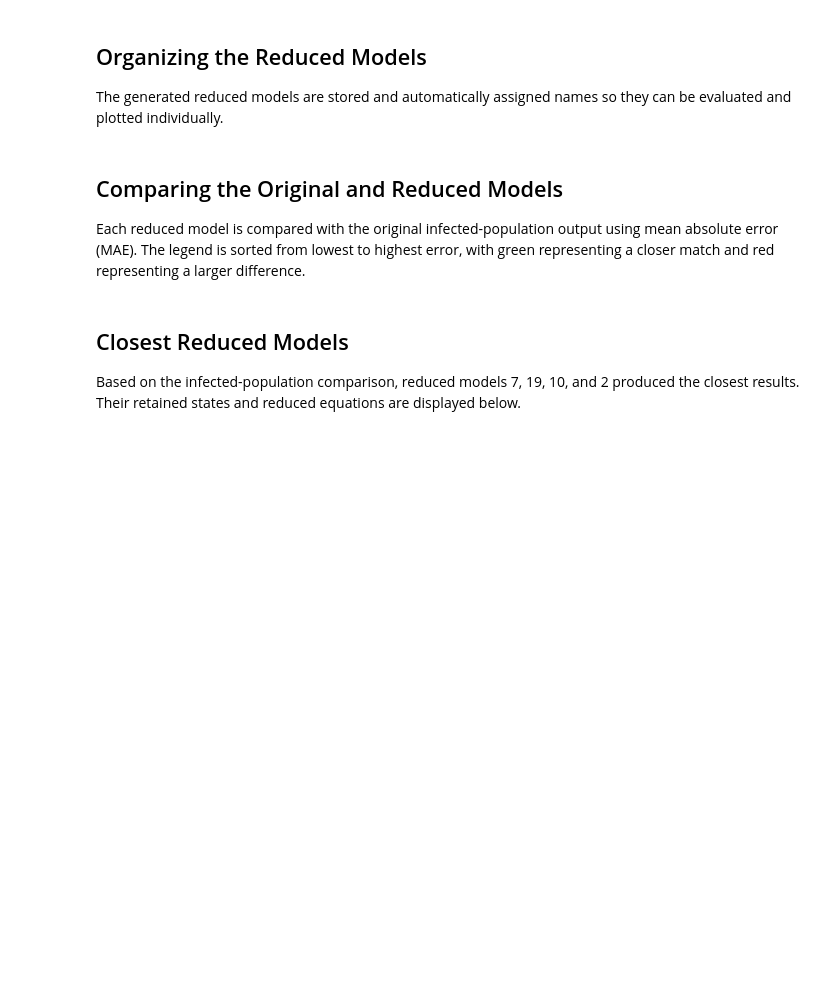
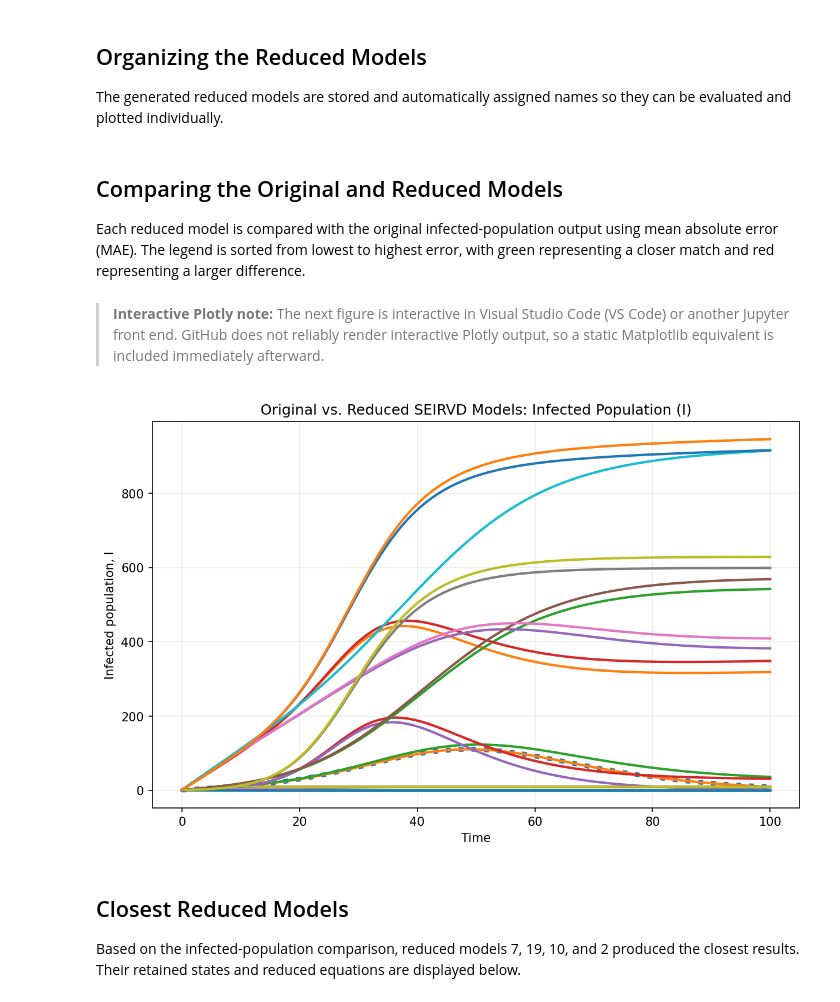
Before and after one commit to ayush9pandey/AutoReduce, a Jupyter notebook: examples/biological/SEIRVD_Model_Example.ipynb, the cells around one changed output. Saved outputs shown, nothing was run; the diff lists cells and outputs as text; code cells hidden in the pictures; blank space fills up the shorter version.

Commit message:
Update SEIRVD model notebook

```diff
--- a/examples/biological/SEIRVD_Model_Example.ipynb
+++ b/examples/biological/SEIRVD_Model_Example.ipynb
@@ -231,6 +232,8 @@ for i, model in enumerate(reduced_models):
 ## Comparing the Original and Reduced Models
 
 Each reduced model is compared with the original infected-population output using mean absolute error (MAE). The legend is sorted from lowest to highest error, with green representing a closer match and red representing a larger difference.
+# %% [markdown]
+> **Interactive Plotly note:** The next figure is interactive in Visual Studio Code (VS Code) or another Jupyter front end. GitHub does not reliably render interactive Plotly output, so a static Matplotlib equivalent is included immediately afterward.
 # %%
 from autoreduce.utils.reduction import get_reducible, get_ODE
 import numpy as np
@@ -321,6 +324,38 @@ fig.update_layout(
 )
 
 fig.show()
+# %%
+# Static Matplotlib equivalent for GitHub
+plt.figure(figsize=(10, 6.5))
+plt.plot(
+    timepoints_ode,
+    orig_output,
+    linestyle=":",
+    linewidth=4,
+    label="Original full model",
+)
+
+for result in reduced_results:
+    plt.plot(
+        timepoints_ode,
+        result["output"],
+        linewidth=2,
+        label=f"{result['name']} | MAE={result['mae']:.3g}",
+    )
+
+plt.xlabel("Time")
+plt.ylabel("Infected population, I")
+plt.title("Original vs. Reduced SEIRVD Models: Infected Population (I)")
+plt.legend(
+    title="Reduced models sorted by MAE",
+    bbox_to_anchor=(1.02, 1),
+    loc="upper left",
+)
+plt.grid(alpha=0.25)
+plt.tight_layout()
+plt.show()
+# %% [output]
+[figure, added]
 # %% [markdown]
 ## Closest Reduced Models
 
```
Also changed, not shown: parts of 17 cells of this notebook.
